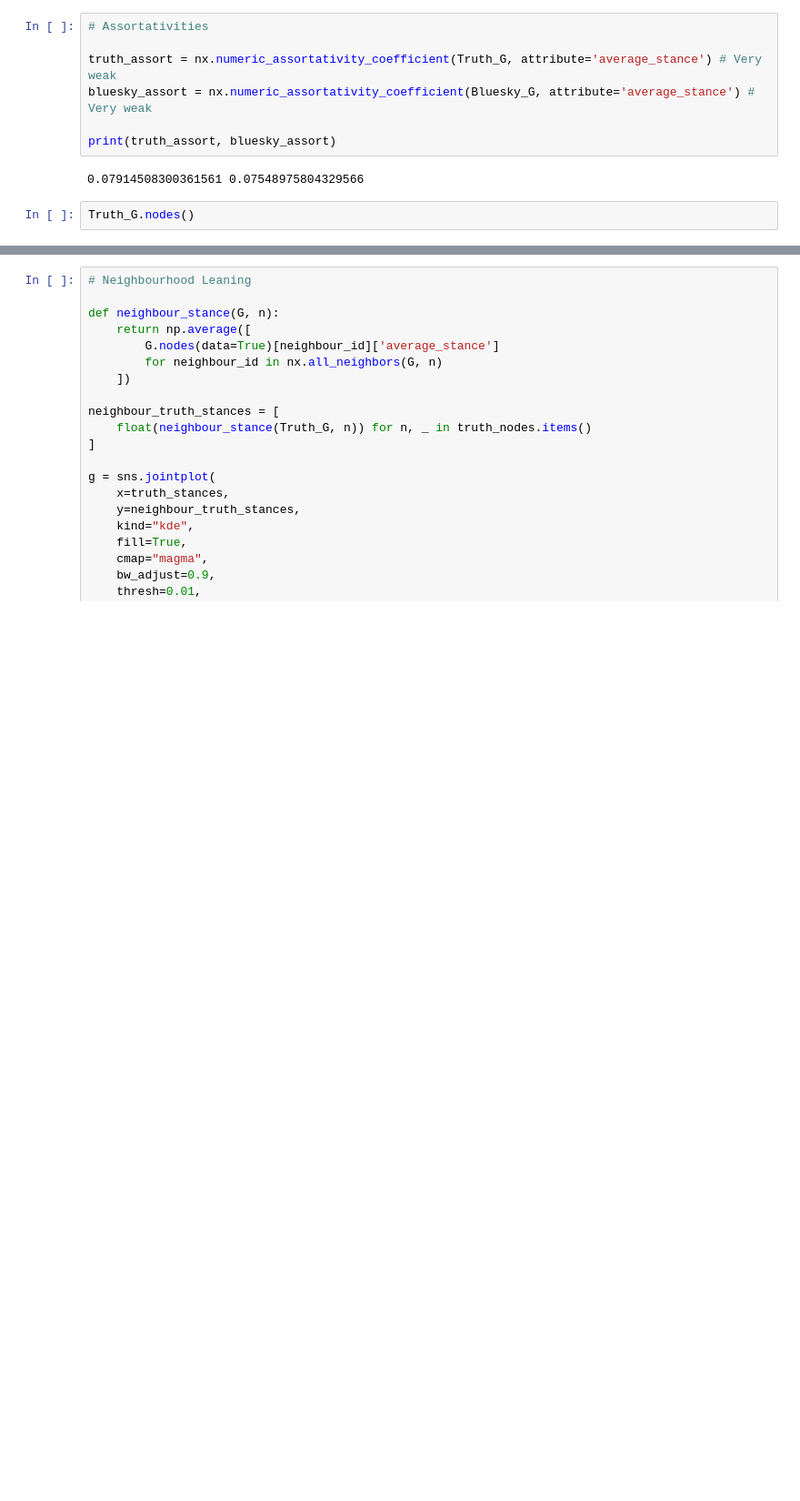
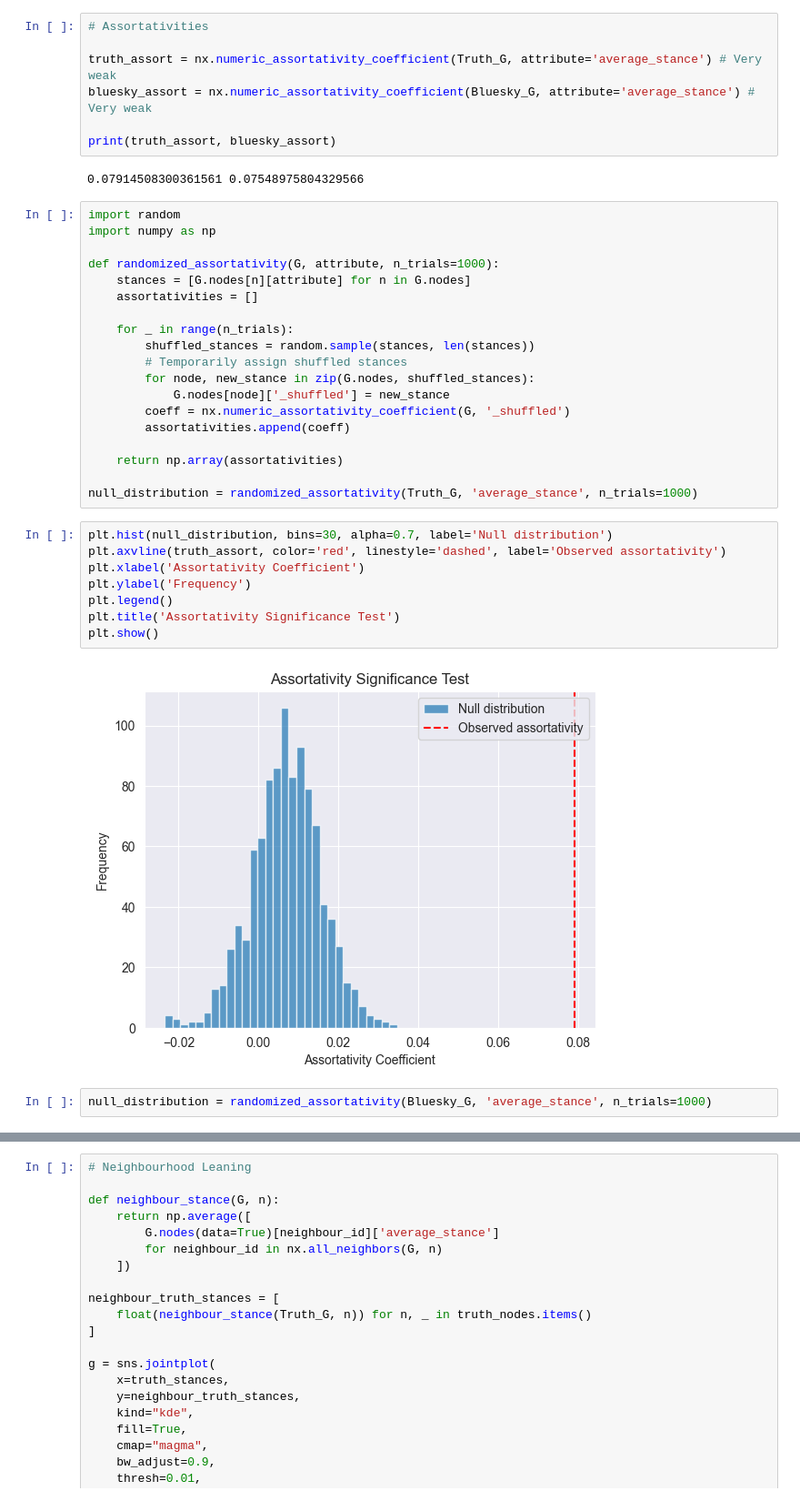
Before and after one commit to Filippo-Corti/SocialMediaMining, a Jupyter notebook: Project/notebooks/4.TruthvsBluesky.ipynb, the cells around one changed output, grey strips where cells are left out. Shown at 91% size. Drawn from its saved outputs; the diff is of its cells as text; blank space fills up the shorter version.

Commit message:
p-value test for assortativity!

```diff
--- a/Project/notebooks/4.TruthvsBluesky.ipynb
+++ b/Project/notebooks/4.TruthvsBluesky.ipynb
@@ -357,5 +357,34 @@ bluesky_assort = nx.numeric_assortativity_coefficient(Bluesky_G, attribute='aver
 print(truth_assort, bluesky_assort)
 # %% [output]
 0.07914508300361561 0.07548975804329566
-# %%
-Truth_G.nodes()
+# %%
+import random
+import numpy as np
+
+def randomized_assortativity(G, attribute, n_trials=1000):
+    stances = [G.nodes[n][attribute] for n in G.nodes]
+    assortativities = []
+
+    for _ in range(n_trials):
+        shuffled_stances = random.sample(stances, len(stances))
+        # Temporarily assign shuffled stances
+        for node, new_stance in zip(G.nodes, shuffled_stances):
+            G.nodes[node]['_shuffled'] = new_stance
+        coeff = nx.numeric_assortativity_coefficient(G, '_shuffled')
+        assortativities.append(coeff)
+
+    return np.array(assortativities)
+
+null_distribution = randomized_assortativity(Truth_G, 'average_stance', n_trials=1000)
+# %%
+plt.hist(null_distribution, bins=30, alpha=0.7, label='Null distribution')
+plt.axvline(truth_assort, color='red', linestyle='dashed', label='Observed assortativity')
+plt.xlabel('Assortativity Coefficient')
+plt.ylabel('Frequency')
+plt.legend()
+plt.title('Assortativity Significance Test')
+plt.show()
+# %% [output]
+[figure, added]
+# %%
+null_distribution = randomized_assortativity(Bluesky_G, 'average_stance', n_trials=1000)
```
Also changed, not shown: parts of 2 cells of this notebook.
